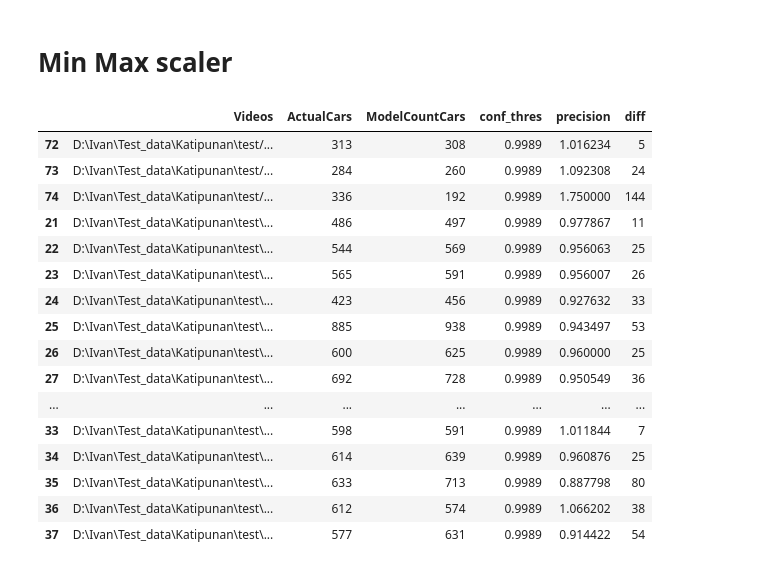
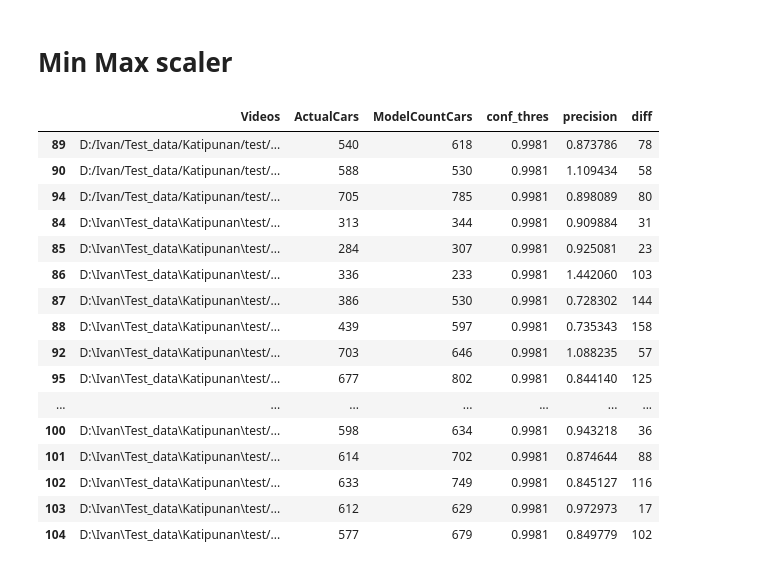
Before and after one commit to mariontan/YoloModelScoring, a Jupyter notebook: YOLOTestResults/YoloTestScore.ipynb, the cells around one changed output. Drawn from its saved outputs; the diff is of its cells as text; code cells hidden in the pictures.

```diff
--- a/YOLOTestResults/YoloTestScore.ipynb
+++ b/YOLOTestResults/YoloTestScore.ipynb
@@ -68,26 +70,26 @@ plt.show()
 # %% [markdown]
 # Min Max scaler
 # %%
-df_plt = df[df['conf_thres']==0.9989].sort_values(by=['Videos'])
+df_plt = df[df['conf_thres']==0.9981].sort_values(by=['Videos'])
 df_plt
 # %% [output]
 |  | Videos | ActualCars | ModelCountCars | conf_thres | precision | diff |
-| 72 | D:\Ivan\Test_data\Katipunan\test/... | 313 | 308 | 0.9989 | 1.016234 | 5 |
-| 73 | D:\Ivan\Test_data\Katipunan\test/... | 284 | 260 | 0.9989 | 1.092308 | 24 |
-| 74 | D:\Ivan\Test_data\Katipunan\test/... | 336 | 192 | 0.9989 | 1.750000 | 144 |
-| 21 | D:\Ivan\Test_data\Katipunan\test\... | 486 | 497 | 0.9989 | 0.977867 | 11 |
-| 22 | D:\Ivan\Test_data\Katipunan\test\... | 544 | 569 | 0.9989 | 0.956063 | 25 |
-| 23 | D:\Ivan\Test_data\Katipunan\test\... | 565 | 591 | 0.9989 | 0.956007 | 26 |
-| 24 | D:\Ivan\Test_data\Katipunan\test\... | 423 | 456 | 0.9989 | 0.927632 | 33 |
-| 25 | D:\Ivan\Test_data\Katipunan\test\... | 885 | 938 | 0.9989 | 0.943497 | 53 |
-| 26 | D:\Ivan\Test_data\Katipunan\test\... | 600 | 625 | 0.9989 | 0.960000 | 25 |
-| 27 | D:\Ivan\Test_data\Katipunan\test\... | 692 | 728 | 0.9989 | 0.950549 | 36 |
+| 89 | D:/Ivan/Test_data/Katipunan/test/... | 540 | 618 | 0.9981 | 0.873786 | 78 |
+| 90 | D:/Ivan/Test_data/Katipunan/test/... | 588 | 530 | 0.9981 | 1.109434 | 58 |
+| 94 | D:/Ivan/Test_data/Katipunan/test/... | 705 | 785 | 0.9981 | 0.898089 | 80 |
+| 84 | D:\Ivan\Test_data\Katipunan\test/... | 313 | 344 | 0.9981 | 0.909884 | 31 |
+| 85 | D:\Ivan\Test_data\Katipunan\test/... | 284 | 307 | 0.9981 | 0.925081 | 23 |
+| 86 | D:\Ivan\Test_data\Katipunan\test/... | 336 | 233 | 0.9981 | 1.442060 | 103 |
+| 87 | D:\Ivan\Test_data\Katipunan\test/... | 386 | 530 | 0.9981 | 0.728302 | 144 |
+| 88 | D:\Ivan\Test_data\Katipunan\test/... | 439 | 597 | 0.9981 | 0.735343 | 158 |
+| 92 | D:\Ivan\Test_data\Katipunan\test/... | 703 | 646 | 0.9981 | 1.088235 | 57 |
+| 95 | D:\Ivan\Test_data\Katipunan\test/... | 677 | 802 | 0.9981 | 0.844140 | 125 |
 | ... | ... | ... | ... | ... | ... | ... |
-| 33 | D:\Ivan\Test_data\Katipunan\test\... | 598 | 591 | 0.9989 | 1.011844 | 7 |
-| 34 | D:\Ivan\Test_data\Katipunan\test\... | 614 | 639 | 0.9989 | 0.960876 | 25 |
-| 35 | D:\Ivan\Test_data\Katipunan\test\... | 633 | 713 | 0.9989 | 0.887798 | 80 |
-| 36 | D:\Ivan\Test_data\Katipunan\test\... | 612 | 574 | 0.9989 | 1.066202 | 38 |
-| 37 | D:\Ivan\Test_data\Katipunan\test\... | 577 | 631 | 0.9989 | 0.914422 | 54 |
+| 100 | D:\Ivan\Test_data\Katipunan\test/... | 598 | 634 | 0.9981 | 0.943218 | 36 |
+| 101 | D:\Ivan\Test_data\Katipunan\test/... | 614 | 702 | 0.9981 | 0.874644 | 88 |
+| 102 | D:\Ivan\Test_data\Katipunan\test/... | 633 | 749 | 0.9981 | 0.845127 | 116 |
+| 103 | D:\Ivan\Test_data\Katipunan\test/... | 612 | 629 | 0.9981 | 0.972973 | 17 |
+| 104 | D:\Ivan\Test_data\Katipunan\test/... | 577 | 679 | 0.9981 | 0.849779 | 102 |
 # %%
 from sklearn.preprocessing import MinMaxScaler
 x = np.arange(df_plt['ModelCountCars'].size)
```
Also changed, not shown: parts of 6 cells of this notebook, 3 other files.
